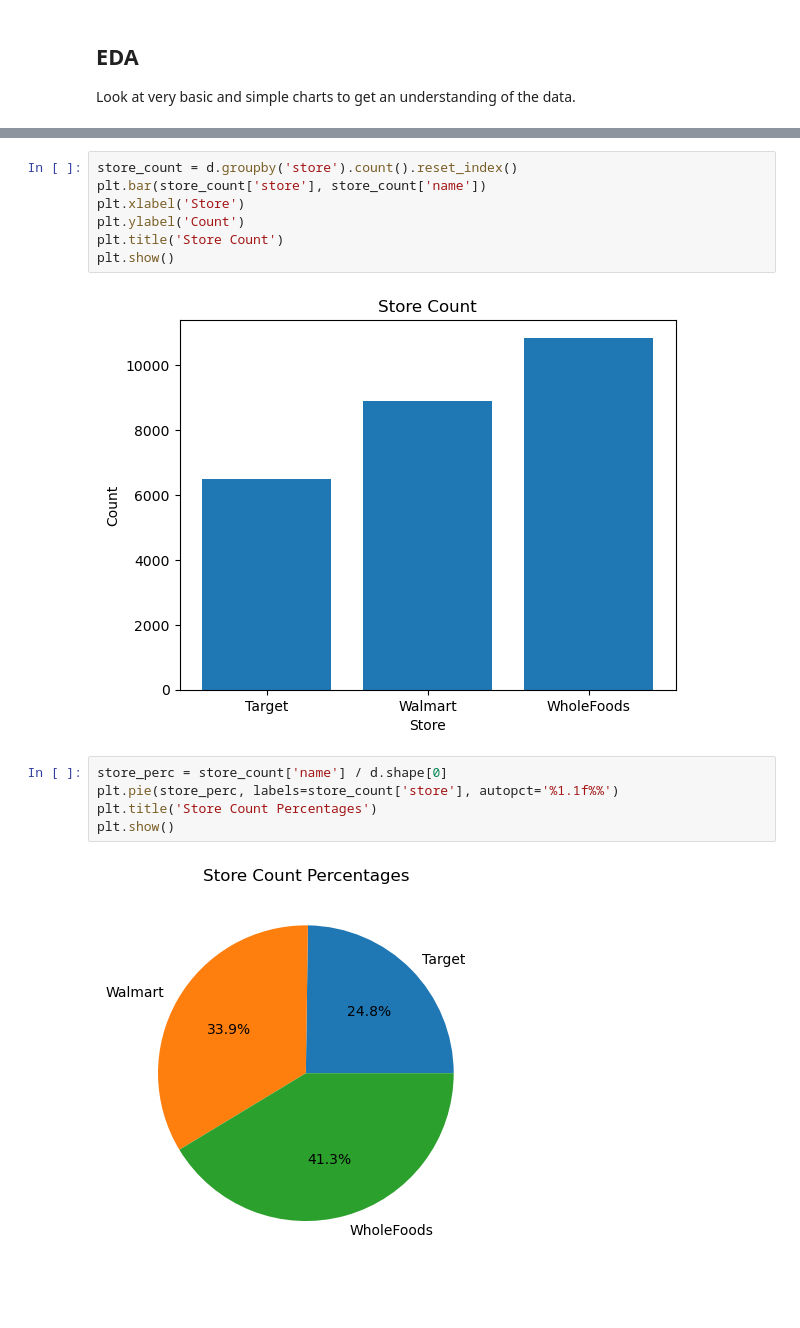
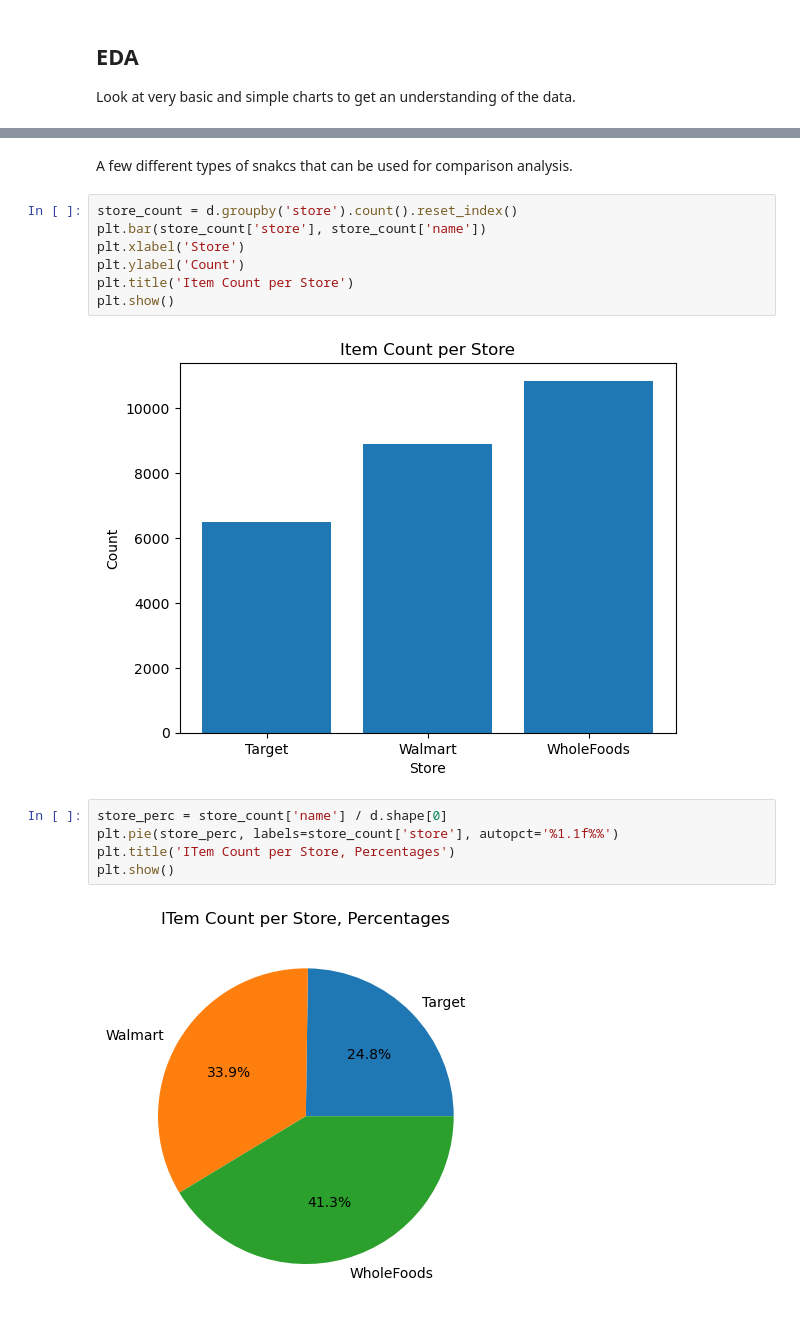
Before and after one commit to gkao25/grocerydb-viz, a Jupyter notebook: notebook.ipynb, the cells around one changed output, grey strips where cells are left out. Drawn from its saved outputs; the diff is of its cells as text; blank space fills up the shorter version.

Commit message:
some graphs

```diff
--- a/notebook.ipynb
+++ b/notebook.ipynb
@@ -50,16 +116,18 @@ Look at very basic and simple charts to get an understanding of the data.
+# %% [markdown]
+A few different types of snakcs that can be used for comparison analysis.
 # %%
 store_count = d.groupby('store').count().reset_index()
 plt.bar(store_count['store'], store_count['name'])
 plt.xlabel('Store')
 plt.ylabel('Count')
-plt.title('Store Count')
+plt.title('Item Count per Store')
 plt.show()
 # %% [output]
-[figure, old version]
+[figure, new version]
 # %%
 store_perc = store_count['name'] / d.shape[0]
 plt.pie(store_perc, labels=store_count['store'], autopct='%1.1f%%')
-plt.title('Store Count Percentages')
+plt.title('ITem Count per Store, Percentages')
 plt.show()
 # %% [output]
-[figure, old version]
+[figure, new version]
```
Also changed, not shown: parts of 30 cells of this notebook, 1 other file.
